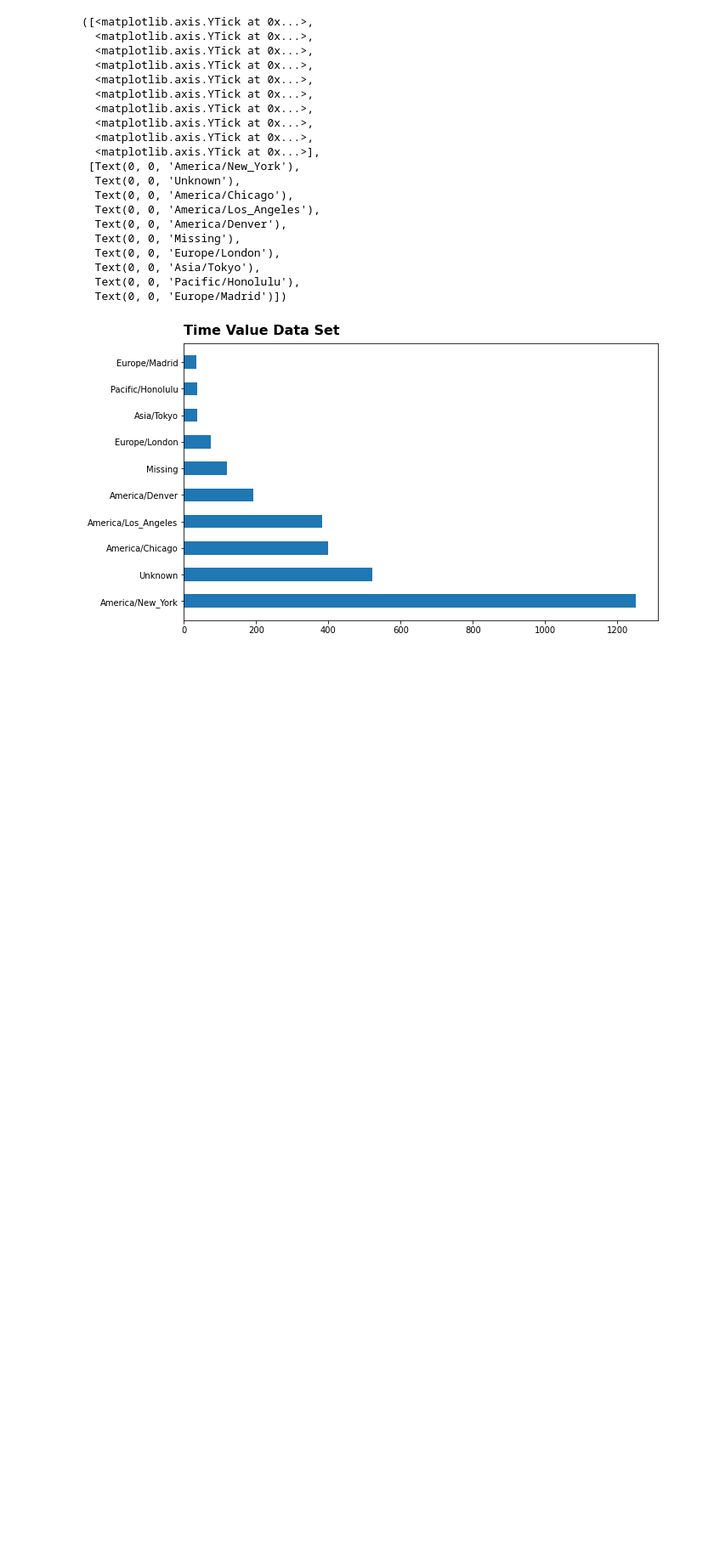
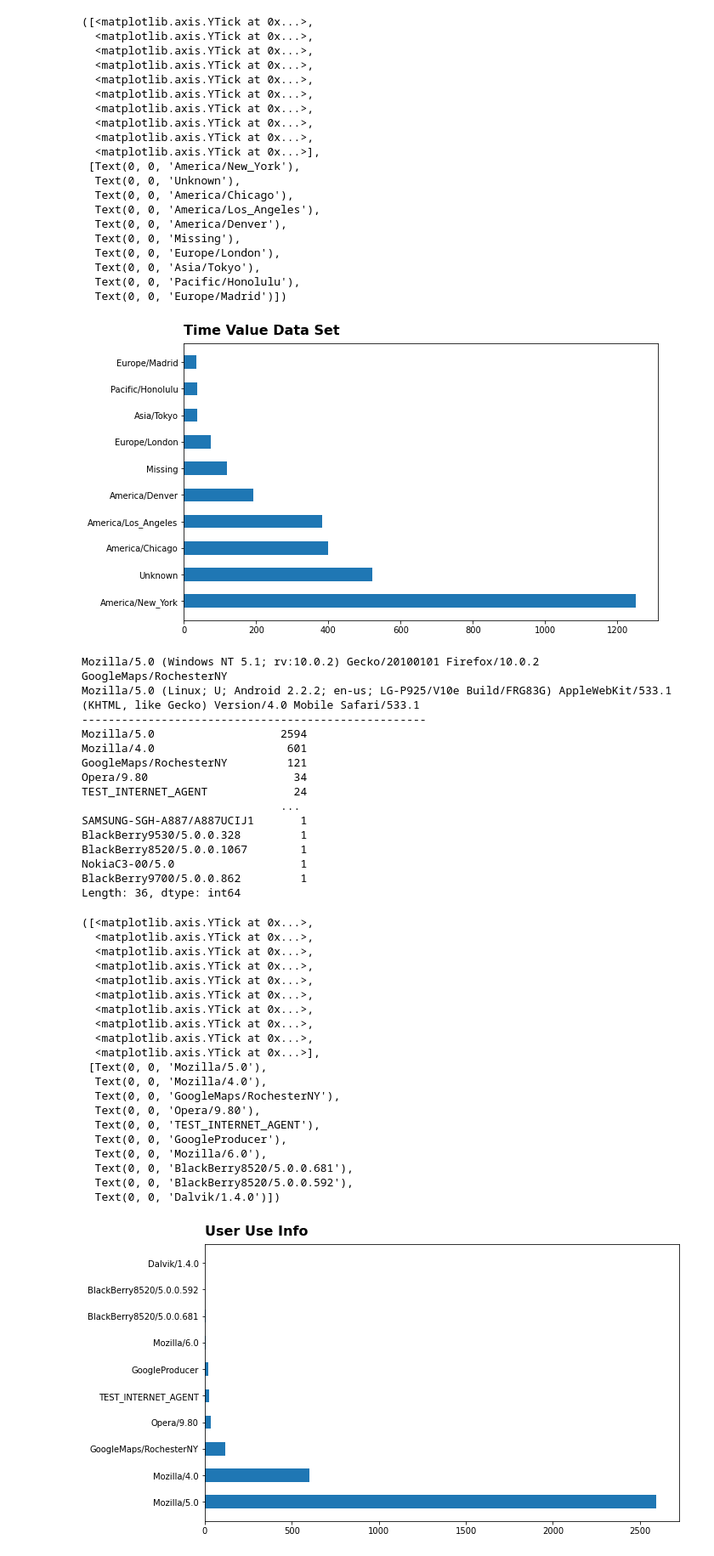
Before and after one commit to JGH94/Python_BIT_USA, a Jupyter notebook: Python_BIT_USA.ipynb, the cells around one changed output. Shown: that part at 85% size. Drawn from its saved outputs; the diff is of its cells as text; code cells hidden in the pictures; blank space fills up the shorter version.

```diff
--- a/Python_BIT_USA.ipynb
+++ b/Python_BIT_USA.ipynb
@@ -112,3 +112,63 @@ plt.yticks(x, X_)
   Text(0, 0, 'Pacific/Honolulu'),
   Text(0, 0, 'Europe/Madrid')])
 [figure]
+# %%
+# 사용자 브라우저, 단말기, 애플리케이션 정보
+print(data_['a'][50])
+print(data_['a'][1])
+print(data_['a'][51])
+print('----------------------------------------------------')
+data_set = pd.Series([x.split()[0] for x in data_.a.dropna()])
+print(data_set.value_counts())
+new_data_count = data_set.value_counts()
+X_ = []
+Y_ = []
+for x,y in new_data_count[:10].items():
+  X_.append(x)
+  Y_.append(y)
+x = np.arange(10)
+title_font = {
+    'fontsize': 16,
+    'fontweight': 'bold'
+}
+plt.barh(x, Y_, height = 0.5)
+plt.title('User Use Info ', fontdict=title_font, loc='left', pad=10)
+plt.yticks(x, X_)
+# %% [output]
+Mozilla/5.0 (Windows NT 5.1; rv:10.0.2) Gecko/20100101 Firefox/10.0.2
+GoogleMaps/RochesterNY
+Mozilla/5.0 (Linux; U; Android 2.2.2; en-us; LG-P925/V10e Build/FRG83G) AppleWebKit/533.1 (KHTML, like Gecko) Version/4.0 Mobile Safari/533.1
+----------------------------------------------------
+Mozilla/5.0                   2594
+Mozilla/4.0                    601
+GoogleMaps/RochesterNY         121
+Opera/9.80                      34
+TEST_INTERNET_AGENT             24
+                              ...
+SAMSUNG-SGH-A887/A887UCIJ1       1
+BlackBerry9530/5.0.0.328         1
+BlackBerry8520/5.0.0.1067        1
+NokiaC3-00/5.0                   1
+BlackBerry9700/5.0.0.862         1
+Length: 36, dtype: int64
+([<matplotlib.axis.YTick at 0x...>,
+  <matplotlib.axis.YTick at 0x...>,
+  <matplotlib.axis.YTick at 0x...>,
+  <matplotlib.axis.YTick at 0x...>,
+  <matplotlib.axis.YTick at 0x...>,
+  <matplotlib.axis.YTick at 0x...>,
+  <matplotlib.axis.YTick at 0x...>,
+  <matplotlib.axis.YTick at 0x...>,
+  <matplotlib.axis.YTick at 0x...>,
+  <matplotlib.axis.YTick at 0x...>],
+ [Text(0, 0, 'Mozilla/5.0'),
+  Text(0, 0, 'Mozilla/4.0'),
+  Text(0, 0, 'GoogleMaps/RochesterNY'),
+  Text(0, 0, 'Opera/9.80'),
+  Text(0, 0, 'TEST_INTERNET_AGENT'),
+  Text(0, 0, 'GoogleProducer'),
+  Text(0, 0, 'Mozilla/6.0'),
+  Text(0, 0, 'BlackBerry8520/5.0.0.681'),
+  Text(0, 0, 'BlackBerry8520/5.0.0.592'),
+  Text(0, 0, 'Dalvik/1.4.0')])
+[figure, added]
```
Also changed, not shown: parts of 1 cell of this notebook.
